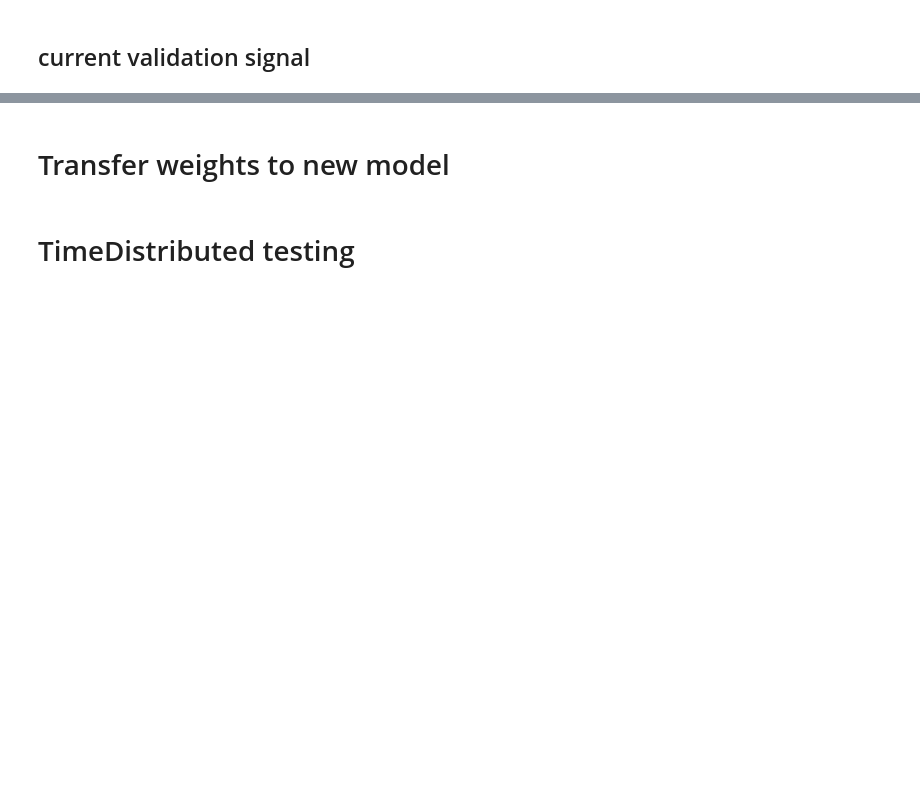
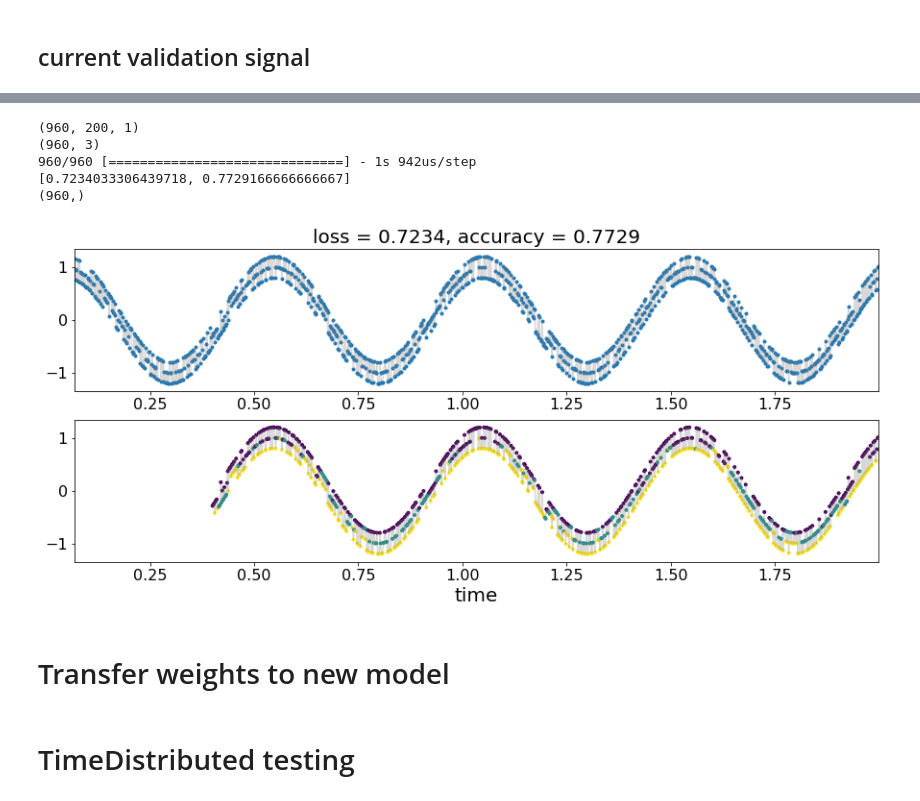
Before and after one commit to WillieMaddox/DiscRimNN, a Jupyter notebook: mixsig.ipynb, the cells around one changed output, grey strips where cells are left out. Drawn from its saved outputs; the diff is of its cells as text; code cells hidden in the pictures; blank space fills up the shorter version.

```diff
--- a/mixsig.ipynb
+++ b/mixsig.ipynb
@@ -841,33 +1077,40 @@ plt.show()
 # %%
 x_test, y_test = msig.generate()
 print(x_test.shape)
 print(y_test.shape)
 
 score = model.evaluate(x_test, y_test, batch_size=batch_size)
 model.reset_states()
 print(score)
 
-y_pred = model.predict_classes(x_test, batch_size=batch_size)
-# y_hat = model.predict(x_test, batch_size=batch_size)
-# y_pred = np.argmax(y_hat, axis=1)
+# y_pred = model.predict_classes(x_test, batch_size=batch_size)
+y_hat = model.predict(x_test, batch_size=batch_size)
+y_pred = np.argmax(y_hat, axis=1)
 # y_error = 1.0 - np.max(y_hat, axis=1)
 model.reset_states()
 # print(y_hat.shape)
 print(y_pred.shape)
 # print(y_error.shape)
 
 fig, ax = plt.subplots(nrows=2, ncols=1, figsize=(15, 6))
 
 ax[0].plot(msig.timestamps, msig.mixed_signal, color='grey', alpha=0.3)
 ax[0].scatter(msig.timestamps, msig.mixed_signal, marker='.')
 ax[0].set_title('loss = {:<6.4f}, accuracy = {:<6.4f}'.format(*score))
 ax[0].set_xlim((msig.t_min, msig.t_max))
 
 ax[1].plot(msig.timestamps[msig.window_size-1:], x_test[:, -1, 0], color='grey', alpha=0.3)
 ax[1].scatter(msig.timestamps[msig.window_size-1:], x_test[:, -1, 0], marker='.', c=y_pred)
 ax[1].set_xlim((msig.t_min, msig.t_max))
 ax[1].set_xlabel('time')
 plt.show()
+# %% [output]
+(960, 200, 1)
+(960, 3)
+960/960 [==============================] - 1s 942us/step
+[0.7234033306439718, 0.7729166666666667]
+(960,)
+[figure, added]
 # %% [markdown]
 # Transfer weights to new model
 # %%
```
Also changed, not shown: parts of 22 cells of this notebook, 1 other file.
